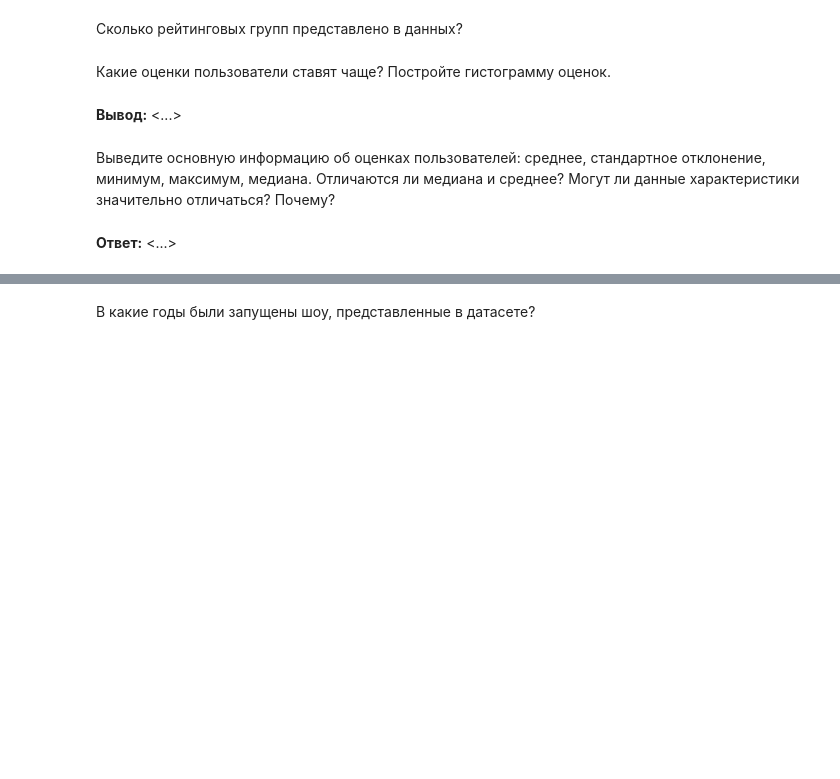
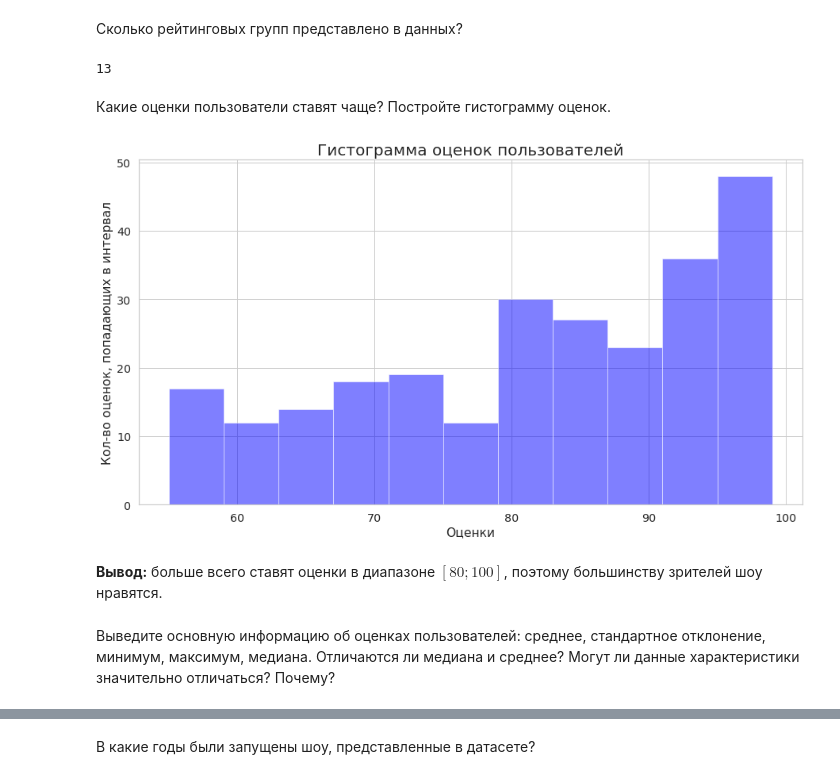
Before and after one commit to TopCoder2K/DS-introduction, a Jupyter notebook: notebooks/2.814.9.ipynb, the cells around one changed output, grey strips where cells are left out. Saved outputs shown, nothing was run; the diff lists cells and outputs as text; code cells hidden in the pictures; blank space fills up the shorter version.

```diff
--- a/notebooks/2.814.9.ipynb
+++ b/notebooks/2.814.9.ipynb
@@ -431,10 +429,10 @@ del data['ratingDescription'], data['user rating size']
 # %% [markdown]
 Удалите из данных дупликаты. Сколько объектов удалено?
 # %%
-old_size = data.size
+old_size = len(data)
 
-data.drop_duplicates()
-new_size = data.size
+data = data.drop_duplicates()
+new_size = len(data)
 
 print('Строк удалено: {}.'.format(old_size - new_size))
 # %% [output]
@@ -450,2 +457,6 @@ print('Строк удалено: {}.'.format(old_size - new_size))
+# %%
+len(data['rating'].drop_duplicates())
+# %% [output]
+13
 # %% [markdown]
 Какие оценки пользователи ставят чаще? Постройте гистограмму оценок.
@@ -454,4 +463,21 @@ print('Строк удалено: {}.'.format(old_size - new_size))
-# %% [markdown]
-**Вывод:** <...>
+# %%
+plt.figure(figsize=(15, 8))
+plt.title('Гистограмма оценок пользователей', fontsize=20)
+
+plt.hist(
+    data['user rating score'],
+    bins=11,
+    density=False,
+    alpha=0.5,
+    color='#0000ff'
+)
+
+plt.xlabel('Оценки')
+plt.ylabel('Кол-во оценок, попадающих в интервал')
+plt.show()
+# %% [output]
+[figure, added]
+# %% [markdown]
+**Вывод:** больше всего ставят оценки в диапазоне $[80; 100]$, поэтому большинству зрителей шоу нравятся.
 # %% [markdown]
 Выведите основную информацию об оценках пользователей: среднее, стандартное отклонение, минимум, максимум, медиана. Отличаются ли медиана и среднее? Могут ли данные характеристики значительно отличаться? Почему?
@@ -460,2 +483,0 @@ print('Строк удалено: {}.'.format(old_size - new_size))
-# %% [markdown]
-**Ответ:** <...>
```
Also changed, not shown: parts of 37 cells of this notebook.
